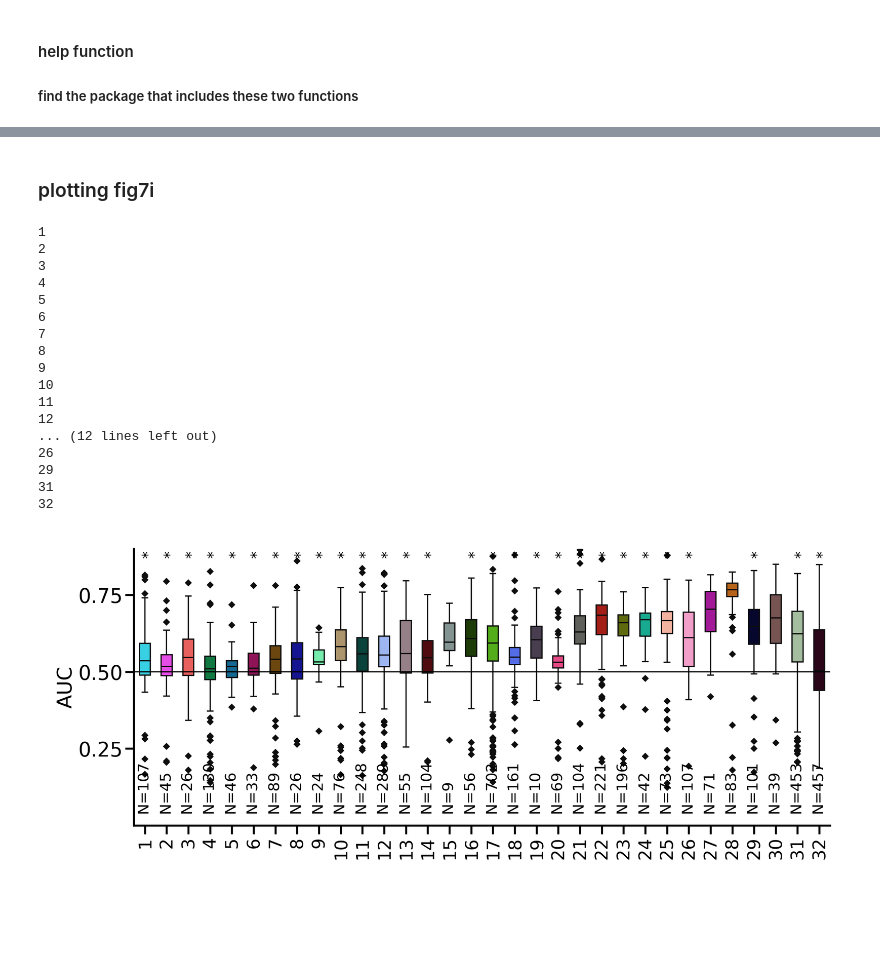
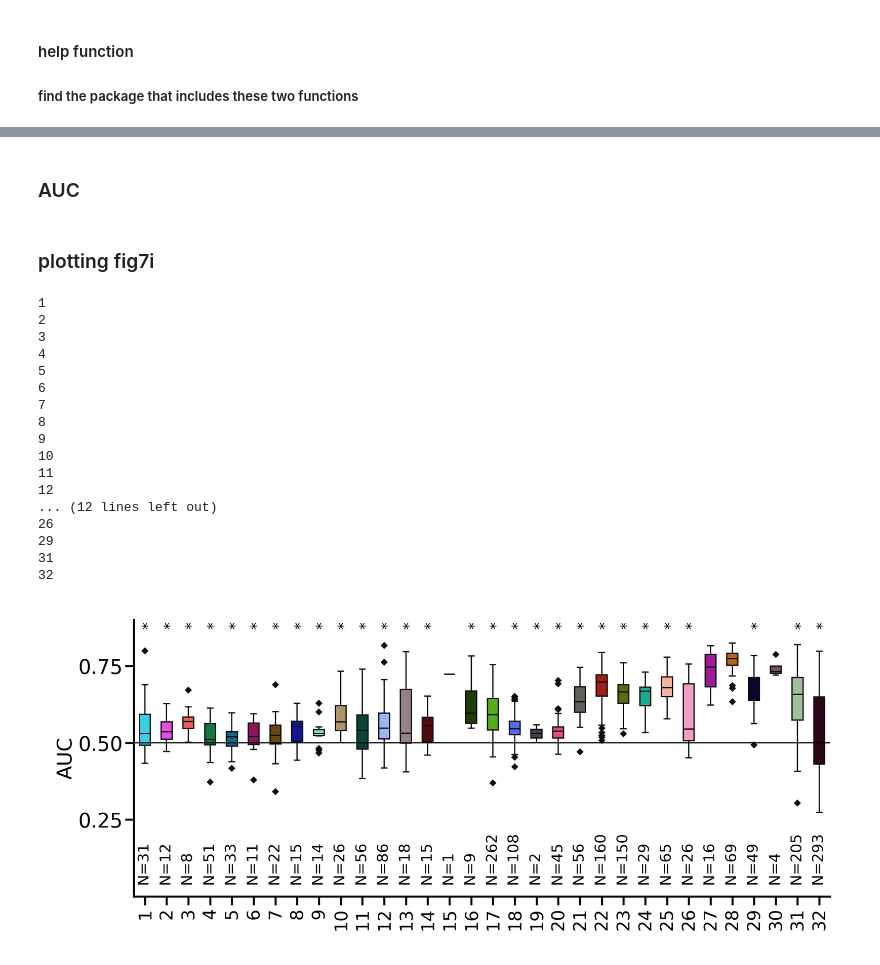
Before and after one commit to eulerlab/rgc-natstim-model, a Jupyter notebook: notebooks/simulation_model_response_generation.ipynb, the cells around one changed output, grey strips where cells are left out. Cells and saved outputs as stored; diff of their text form; code cells hidden in the pictures; blank space fills up the shorter version.

```diff
--- a/notebooks/simulation_model_response_generation.ipynb
+++ b/notebooks/simulation_model_response_generation.ipynb
@@ -288,2 +289,2 @@ speed
 # %%
-binned_movie_resp_dict = unPickle(base_folder+'data/simulation/stim_gen/binned_s{}_wo_dj.pkl'.format(speed))
+# binned_movie_resp_dict = unPickle(base_folder+'data/simulation/stim_gen/binned_s{}_wo_dj.pkl'.format(speed))
@@ -316,3 +293,39 @@ for t in range(1, 33):
+# %%
+## here is Retinal Ganglion cells that passed quality filtering (MB or Chirp)
+restr_data_df = pd.read_pickle(base_folder+'data/base/restr_data_df.pkl')
+len(restr_data_df.index)
+# %%
+## filter neurons
+rev_df = restr_data_df[(restr_data_df['single_trial_corr_avg'] > .3)]
+
+print(len(rev_df.index))
+# %% [markdown]
+### AUC
+# %%
+tpr_by_type = {}
+fpr_by_type = {}
+auc_by_type = {}
+tpr_by_nid= {}
+fpr_by_nid= {}
+auc_by_nid= {}
+f_by_nid= {}
+f_inv_by_nid = {}
+thresholds_by_nid = {}
+for t in range(1, 33):
+    tpr_by_nid_temp, fpr_by_nid_temp, auc_by_nid_temp, f_by_nid_temp, f_inv_by_nid_temp, thresholds_by_nid_temp = get_ind_roc_curve(
+        rev_df, vertical_tts, binned_movie_resp_dict, t=t, target_transition = 4,
+            above_threshold=True,
+        offtarget_transition ="all"
+    )
+    tpr_by_nid.update(tpr_by_nid_temp)
+    fpr_by_nid.update(fpr_by_nid_temp)
+    auc_by_nid.update(auc_by_nid_temp)
+    f_by_nid.update(f_by_nid_temp)
+    f_inv_by_nid.update(f_inv_by_nid_temp)
+    thresholds_by_nid.update(thresholds_by_nid_temp)
+    tpr_by_type[t] = np.asarray([tpr_by_nid_temp[nid] for nid in tpr_by_nid_temp.keys()])
+    fpr_by_type[t] = np.asarray([fpr_by_nid_temp[nid] for nid in fpr_by_nid_temp.keys()])
+    auc_by_type[t] = np.asarray([auc_by_nid_temp[nid] for nid in auc_by_nid_temp.keys()])
 # %% [markdown]
 ### plotting fig7i
 # %%
@@ -341,7 +354,7 @@ asterik_types = {
 }
 # %%
 with mpl.rc_context(rc_dict_boxplot):
-    sns.boxplot(data=[C_auc_by_type[t] for t in range(1, 33)], orient="v",
+    sns.boxplot(data=[auc_by_type[t] for t in range(1, 33)], orient="v",
                palette=[rgc_colors[t-1] for t in range(1, 33)], fliersize=1,
                 width=.5,linewidth=0.5,flierprops={"marker": "D"},
                 showmeans=False,meanprops={"marker": "o",
@@ -351,33 +364,34 @@ with mpl.rc_context(rc_dict_boxplot):
     plt.gca().set_xticklabels(range(1, 33), rotation=90, fontsize=7)
     #plt.gca().set_xticklabels(["N = {:d}".format(len(auc_by_type[t])) for t in range(1, 33)], rotation=90)
     for t in range(1, 33):
-        plt.annotate("N={}".format(len(C_auc_by_type[t])), xy=[t-1.4, 0.05], rotation="vertical", fontsize=6)
+        plt.annotate("N={}".format(len(auc_by_type[t])), xy=[t-1.4, 0.05], rotation="vertical", fontsize=6)
         if t not in asterik_types[speed]:
             print(t)
             plt.annotate("*",xy=[t-1.17,0.88],rotation='vertical',fontsize=6)
     sns.despine()
     plt.gca().axhline(0.5, color="k")
     # plt.gca().axhline(0.75, color="red",linestyle='dotted')
     # plt.gca().fill_between((26.5,27.5),1, color="red",alpha=0.2)
     # plt.xlabel("RGC group")
     plt.ylabel("AUC")
     plt.ylim(0, 0.9)
+plt.savefig('./reproduced_figS7j_s{}.jpg'.format(speed))
 # %% [output]
 1
 2
 3
 4
 5
 6
 7
 8
 9
 10
 11
 12
 ... (12 lines left out)
 26
 29
 31
 32
-[figure, old version]
+[figure, new version]
```
Also changed, not shown: parts of 18 cells of this notebook.
